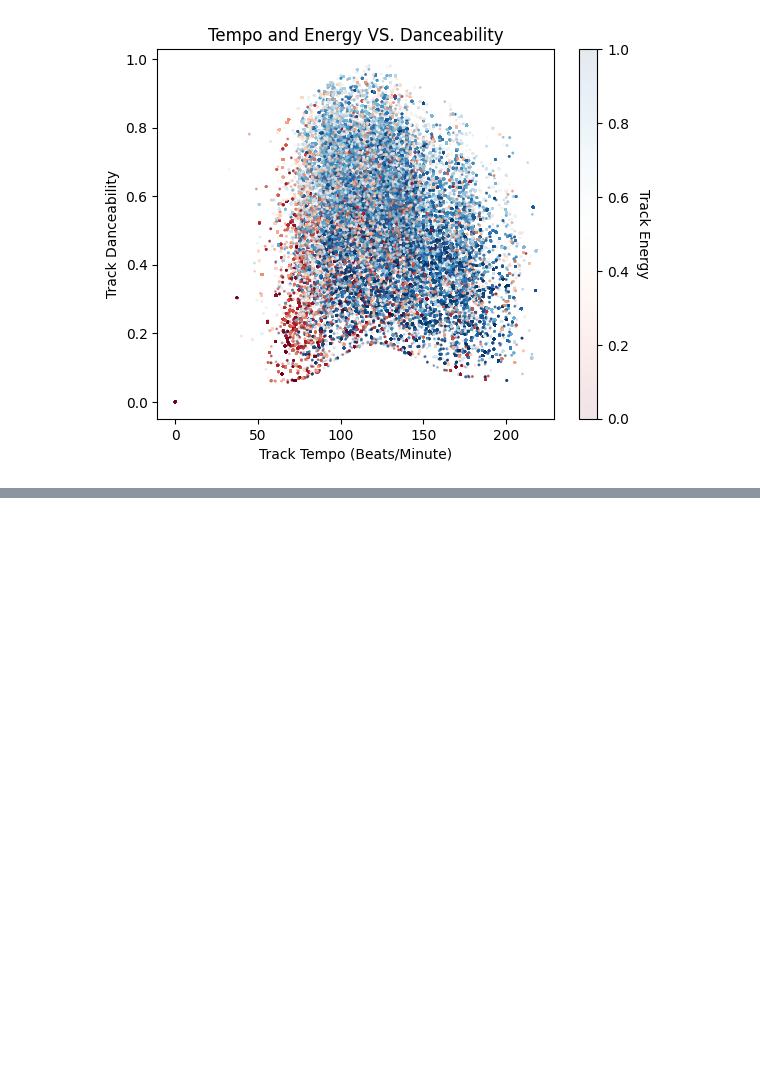
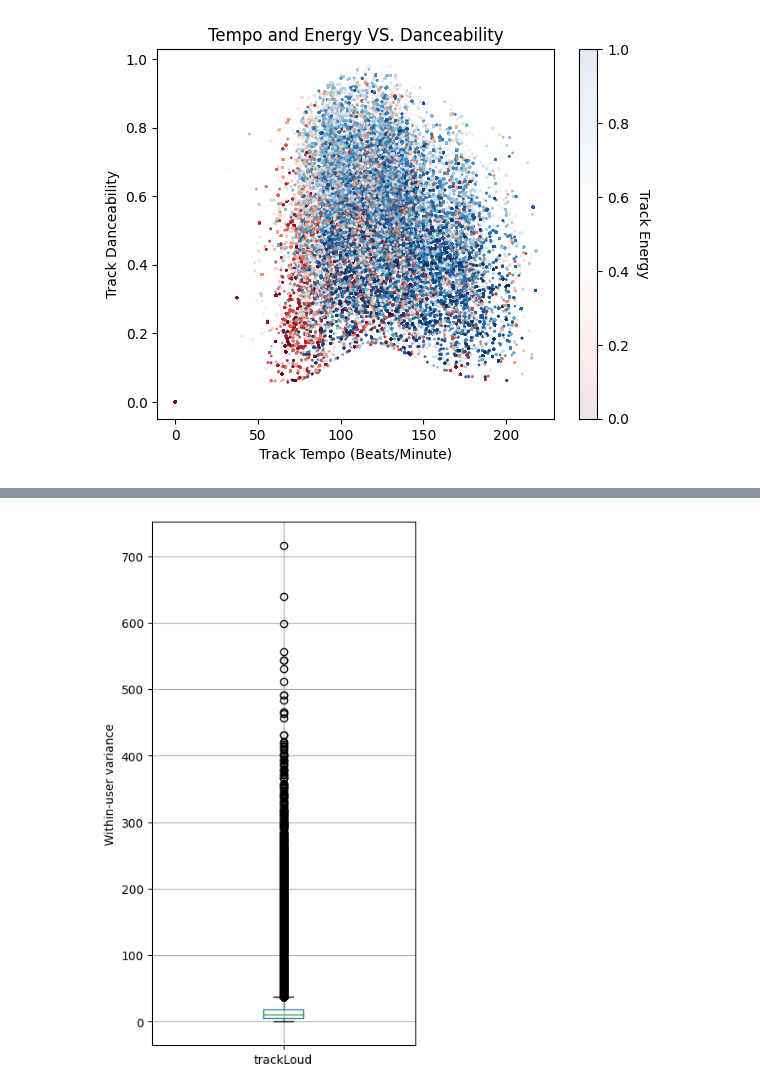
Before and after one commit to smehdizadeh/CSCI5622_Machine-Learning, a Jupyter notebook: dataset-creation.ipynb, the cells around one changed output, grey strips where cells are left out. Saved outputs shown, nothing was run; the diff lists cells and outputs as text; code cells hidden in the pictures; blank space fills up the shorter version.

```diff
--- a/dataset-creation.ipynb
+++ b/dataset-creation.ipynb
@@ -1179,0 +1198,9 @@ plt.show()
+# %%
+axs = users[['trackLoud']].boxplot(figsize=(4,8), return_type='axes')
+
+axs.set_ylabel('Within-user variance')
+
+#plt.savefig('FIGURES/clust_stand.png', dpi=300)
+plt.show()
+# %% [output]
+[figure, added]
```
Also changed, not shown: parts of 3 cells of this notebook.
